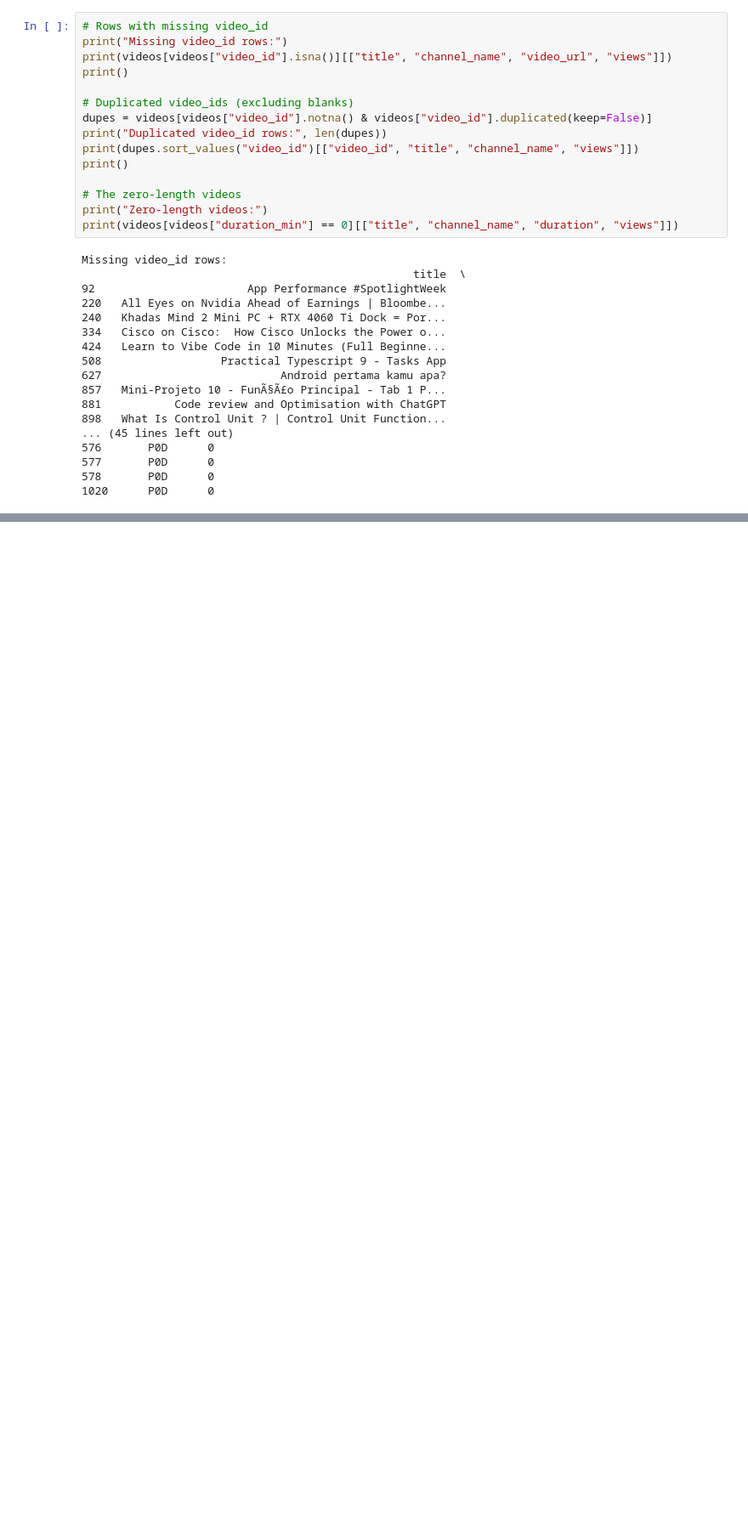
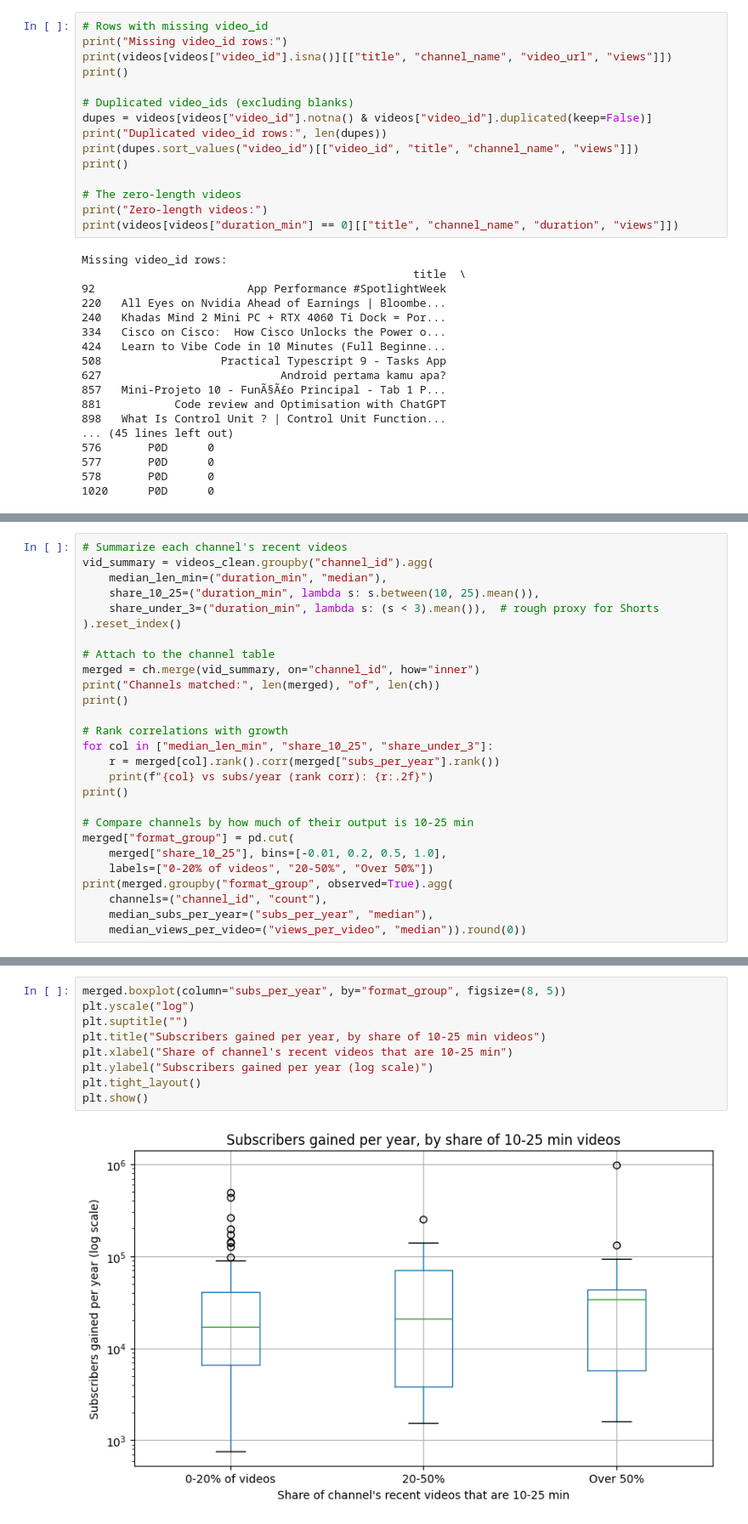
Before and after one commit to FichardReynman/carlos-data-analysis, a Jupyter notebook: Assignment_5/data_analysis.ipynb, the cells around one changed output, grey strips where cells are left out. Shown at 85% size. Drawn from its saved outputs; the diff is of its cells as text; blank space fills up the shorter version.

```diff
--- a/Assignment_5/data_analysis.ipynb
+++ b/Assignment_5/data_analysis.ipynb
@@ -206,0 +452,27 @@ Missing video_id rows:
+# %%
+# Summarize each channel's recent videos
+vid_summary = videos_clean.groupby("channel_id").agg(
+    median_len_min=("duration_min", "median"),
+    share_10_25=("duration_min", lambda s: s.between(10, 25).mean()),
+    share_under_3=("duration_min", lambda s: (s < 3).mean()),  # rough proxy for Shorts
+).reset_index()
+
+# Attach to the channel table
+merged = ch.merge(vid_summary, on="channel_id", how="inner")
+print("Channels matched:", len(merged), "of", len(ch))
+print()
+
+# Rank correlations with growth
+for col in ["median_len_min", "share_10_25", "share_under_3"]:
+    r = merged[col].rank().corr(merged["subs_per_year"].rank())
+    print(f"{col} vs subs/year (rank corr): {r:.2f}")
+print()
+
+# Compare channels by how much of their output is 10-25 min
+merged["format_group"] = pd.cut(
+    merged["share_10_25"], bins=[-0.01, 0.2, 0.5, 1.0],
+    labels=["0-20% of videos", "20-50%", "Over 50%"])
+print(merged.groupby("format_group", observed=True).agg(
+    channels=("channel_id", "count"),
+    median_subs_per_year=("subs_per_year", "median"),
+    median_views_per_video=("views_per_video", "median")).round(0))
@@ -206,0 +491,11 @@ Missing video_id rows:
+# %%
+merged.boxplot(column="subs_per_year", by="format_group", figsize=(8, 5))
+plt.yscale("log")
+plt.suptitle("")
+plt.title("Subscribers gained per year, by share of 10-25 min videos")
+plt.xlabel("Share of channel's recent videos that are 10-25 min")
+plt.ylabel("Subscribers gained per year (log scale)")
+plt.tight_layout()
+plt.show()
+# %% [output]
+[figure, added]
```
Also changed, not shown: parts of 8 cells of this notebook, 2 other files.
